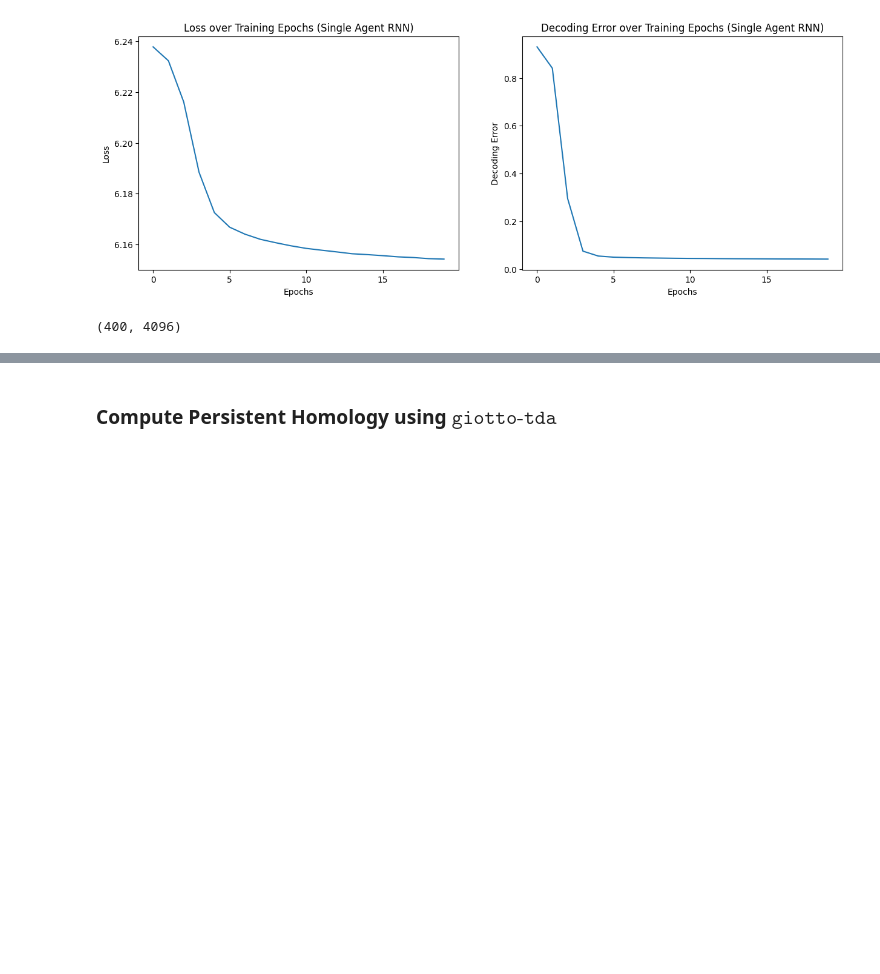
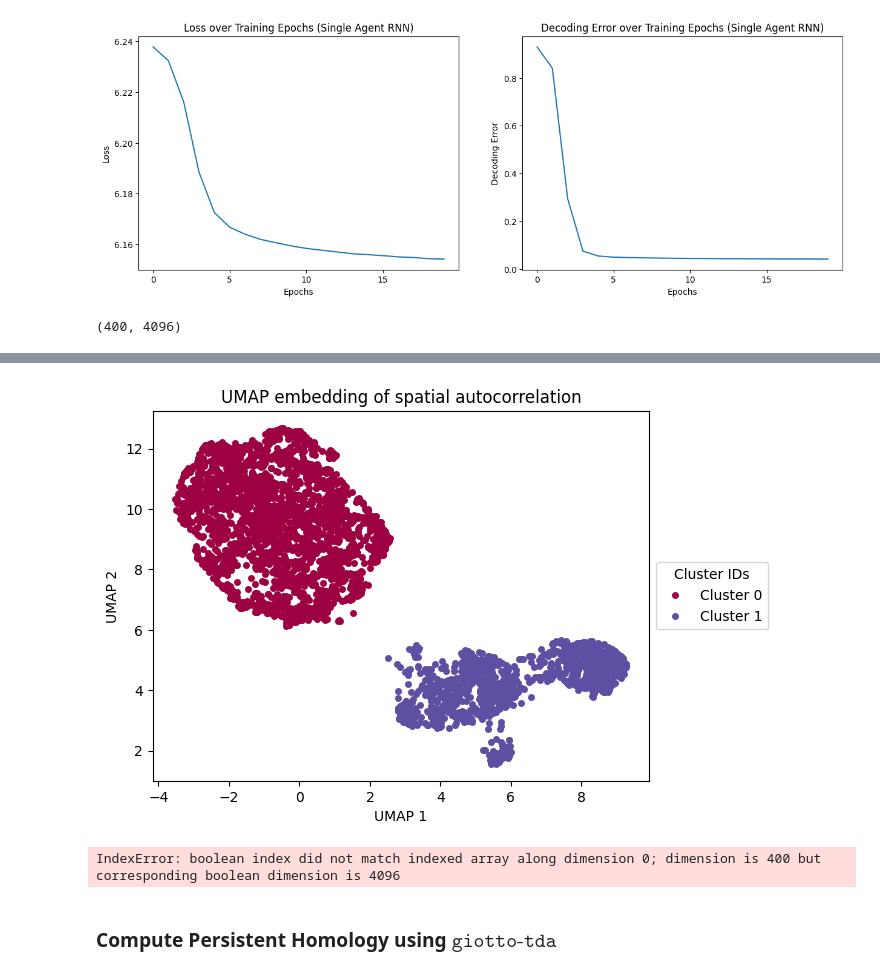
Before and after one commit to geometric-intelligence/neurometry, a Jupyter notebook: tutorials/071_application_dual_agent_rnns.ipynb, the cells around one changed output, grey strips where cells are left out. Cells and saved outputs as stored; diff of their text form; code cells hidden in the pictures; blank space fills up the shorter version.

Commit message:
add umap/dbscan

```diff
--- a/tutorials/071_application_dual_agent_rnns.ipynb
+++ b/tutorials/071_application_dual_agent_rnns.ipynb
@@ -106,0 +169,14 @@ representations[0].shape
+# %%
+import umap
+
+spatial_autocorrelation_matrix = vectorized_spatial_autocorrelation_matrix(
+    spatial_autocorrelation
+)
+
+print(spatial_autocorrelation_matrix.shape)
+
+umap_reducer_2d = umap.UMAP(n_components=2, random_state=42)
+
+umap_embedding = umap_reducer_2d.fit_transform(spatial_autocorrelation_matrix.T)
+
+print(umap_embedding.shape)
@@ -107,3 +188,59 @@ representations[0].shape
+# %%
+from sklearn.cluster import DBSCAN
+import umap
+
+umap_reducer_2d = umap.UMAP(n_components=2, random_state=42)
+umap_embedding = umap_reducer_2d.fit_transform(spatial_autocorrelation_matrix.T)
+
+# Clustering with DBSCAN
+umap_dbscan = DBSCAN(eps=0.5, min_samples=5).fit(umap_embedding)
+
+# Plot each cluster
+unique_labels = np.unique(umap_dbscan.labels_)
+colors = [plt.cm.Spectral(each) for each in np.linspace(0, 1, len(unique_labels))]
+
+for k, col in zip(unique_labels, colors):
+    if k == -1:
+        # Black used for noise.
+        col = [0, 0, 0, 1]
+
+    class_member_mask = umap_dbscan.labels_ == k
+
+    xy = umap_embedding[class_member_mask]
+    plt.plot(
+        xy[:, 0],
+        xy[:, 1],
+        "o",
+        markerfacecolor=tuple(col),
+        markeredgecolor="none",
+        markersize=5,
+        label=f"Cluster {k}",
+    )  # Removed black edge
+
+plt.xlabel("UMAP 1")
+plt.ylabel("UMAP 2")
+plt.title("UMAP embedding of spatial autocorrelation")
+plt.legend(
+    title="Cluster IDs", loc="center left", bbox_to_anchor=(1, 0.5)
+)  # Moved legend to the right
+plt.show()
+# %% [output]
+[figure, added]
+# %%
+umap_clusters = umap_dbscan.fit_predict(umap_embedding)
+
+
+def get_data_from_cluster(data, cluster_id):
+    return data[umap_clusters == cluster_id]
+
+
+clusters = []
+
+for i in np.unique(umap_clusters):
+    cluster = get_data_from_cluster(representations[0], i)
+    clusters.append(cluster)
+# %% [output]
+IndexError: boolean index did not match indexed array along dimension 0; dimension is 400 but corresponding boolean dimension is 4096
 # %% [markdown]
 ### Compute Persistent Homology using $\texttt{giotto-tda}$
 # %% [markdown]
```
Also changed, not shown: parts of 5 cells of this notebook, 1 other file.
